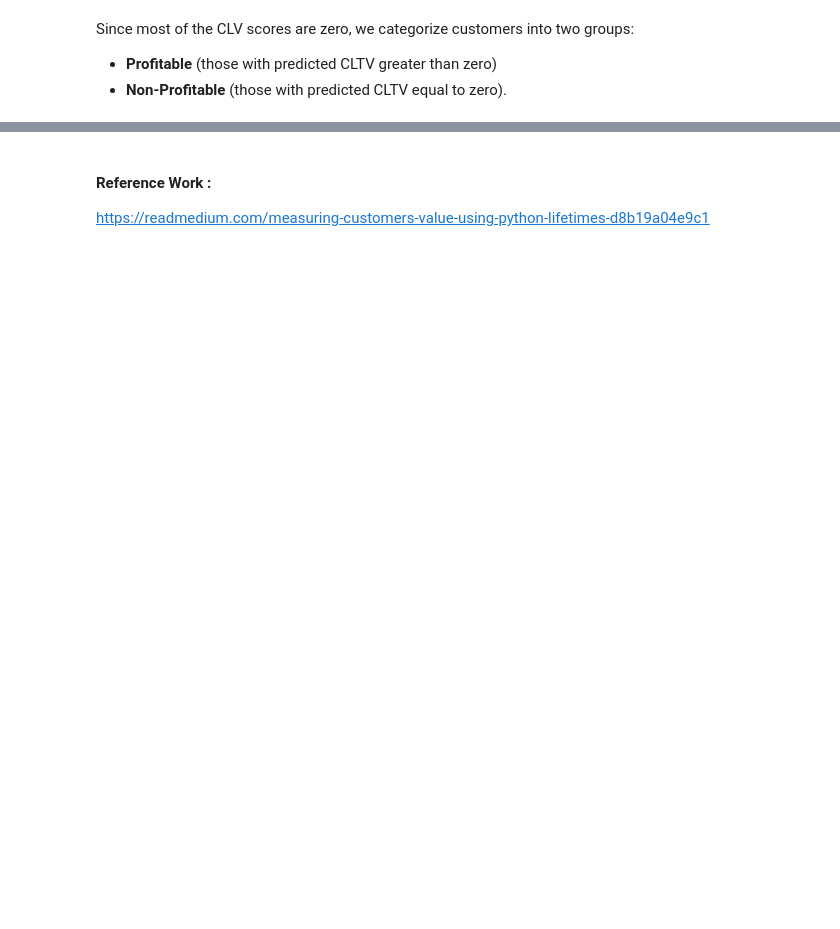
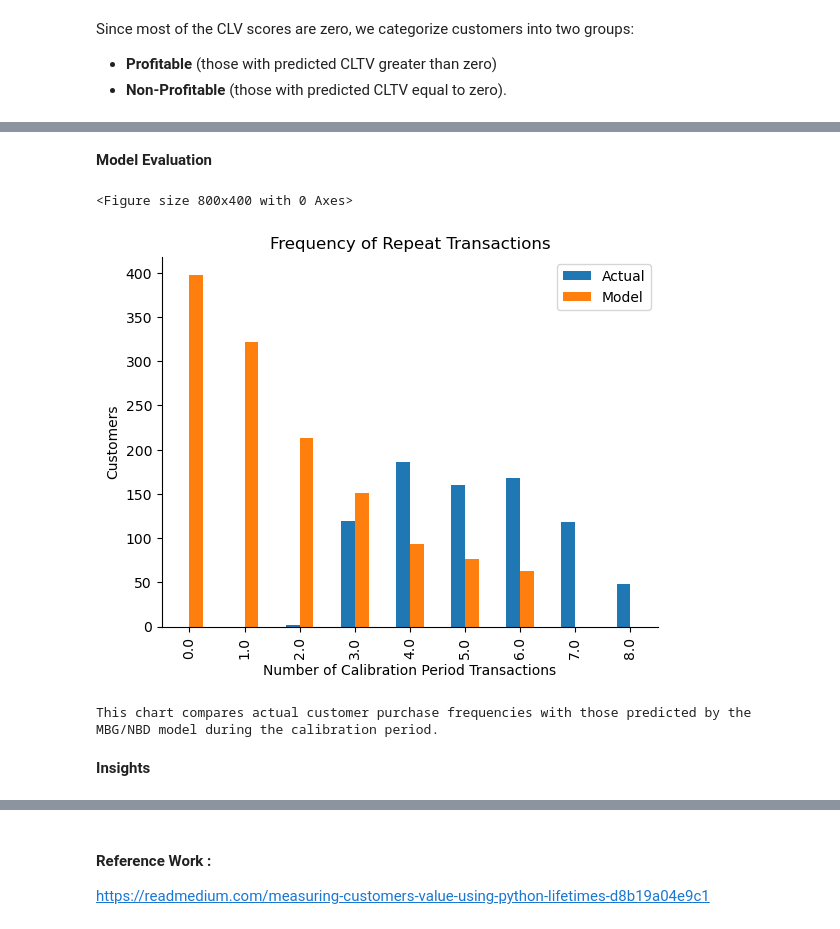
Before and after one commit to annugit1655/Customer-Behaviour-Analysis-with-CLTV, a Jupyter notebook: notebooks/04-CLTV-Probabilistic-models.ipynb, the cells around one changed output, grey strips where cells are left out. Saved outputs shown, nothing was run; the diff lists cells and outputs as text; code cells hidden in the pictures; blank space fills up the shorter version.

```diff
--- a/notebooks/04-CLTV-Probabilistic-models.ipynb
+++ b/notebooks/04-CLTV-Probabilistic-models.ipynb
@@ -1145,0 +1250,19 @@ Since most of the CLV scores are zero, we categorize customers into two groups:
+# %% [markdown]
+**Model Evaluation**
+# %%
+%%time
+
+plt.figure(figsize=(8, 4))
+ax = plot_period_transactions(mbg_model, max_frequency=7)
+sns.despine()
+plt.show()
+
+print("This chart compares actual customer purchase frequencies with those predicted by the MBG/NBD model during the calibration period.")
+
+display_md("**Insights**")
+print("Mid-range frequencies (3–6 transactions), the model's predictions are closer to reality, showing good calibration but low-frequeny(0-2) and high-frquency overestimates and underestimates respectively, compared with actual values.")
+# %% [output]
+<Figure size 800x400 with 0 Axes>
+[figure, added]
+This chart compares actual customer purchase frequencies with those predicted by the MBG/NBD model during the calibration period.
+**Insights**
```
Also changed, not shown: parts of 37 cells of this notebook.
